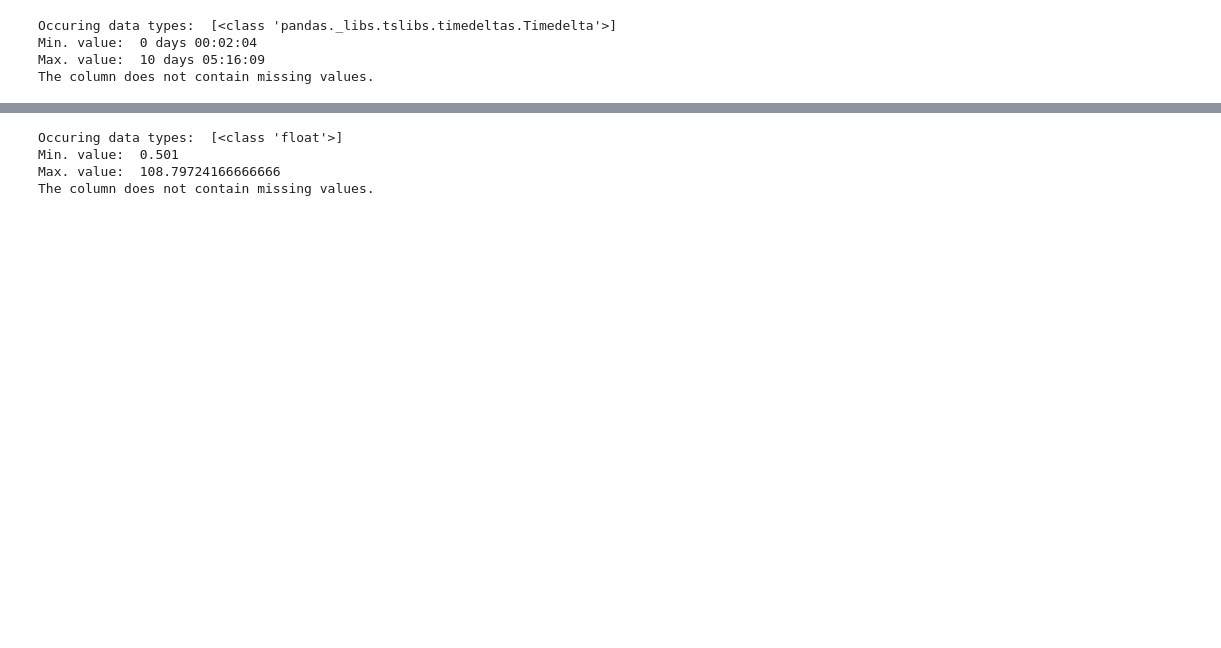
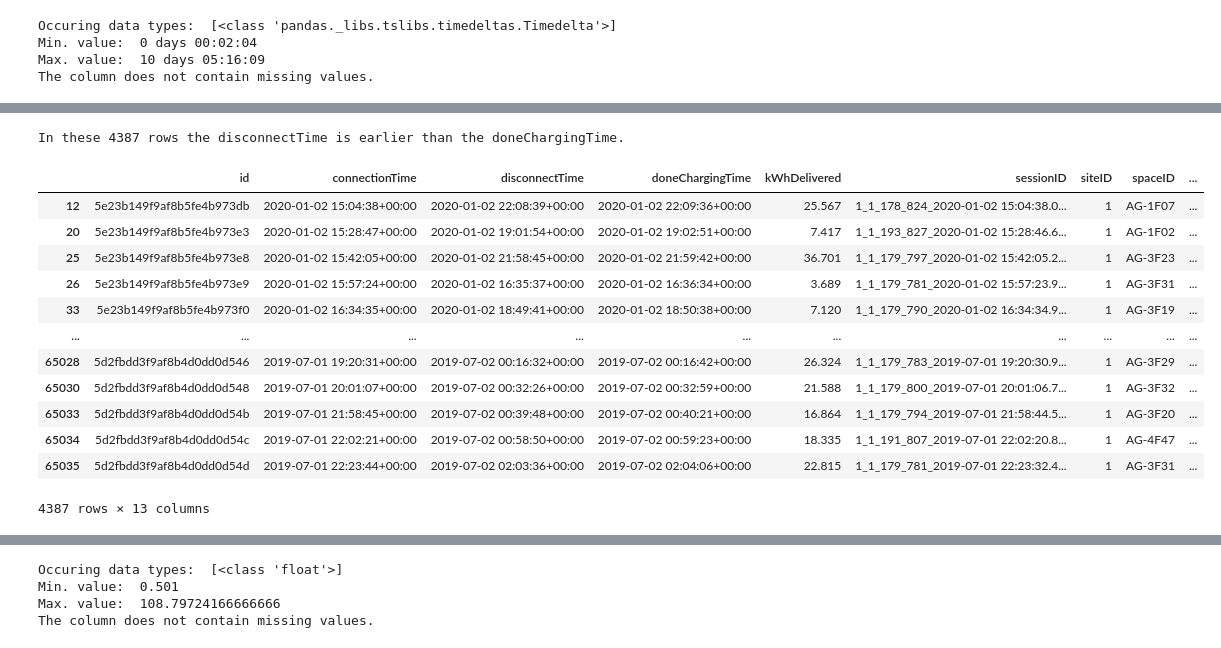
Before and after one commit to linusslange/AnalyticsAndApplications, a Jupyter notebook: DataCollectionAndPreparation.ipynb, the cells around one changed output, grey strips where cells are left out. Cells and saved outputs as stored; diff of their text form; code cells hidden in the pictures; blank space fills up the shorter version.

```diff
--- a/DataCollectionAndPreparation.ipynb
+++ b/DataCollectionAndPreparation.ipynb
@@ -110,0 +147,22 @@ The column does not contain missing values.
+# %%
+Charging_set = Charging_set[Charging_set['doneChargingTime'] >= Charging_set['connectionTime']]
+# Charging_set.loc[Charging_set['doneChargingTime'] < Charging_set['connectionTime'], 'doneChargingTime'] = np.nan
+# print('In these', Charging_set[Charging_set['doneChargingTime'] < Charging_set['connectionTime']].shape[0], 'rows the doneChargingTime is earlier than the connectionTime.')
+# %%
+print('In these', Charging_set[Charging_set['disconnectTime'] < Charging_set['doneChargingTime']].shape[0], 'rows the disconnectTime is earlier than the doneChargingTime.')
+Charging_set[Charging_set['disconnectTime'] < Charging_set['doneChargingTime']]
+# %% [output]
+In these 4387 rows the disconnectTime is earlier than the doneChargingTime.
+|  | id | connectionTime | disconnectTime | doneChargingTime | kWhDelivered | sessionID | siteID | spaceID | ... |
+| 12 | 5e23b149f9af8b5fe4b973db | 2020-01-02 15:04:38+00:00 | 2020-01-02 22:08:39+00:00 | 2020-01-02 22:09:36+00:00 | 25.567 | 1_1_178_824_2020-01-02 15:04:38.0... | 1 | AG-1F07 | ... |
+| 20 | 5e23b149f9af8b5fe4b973e3 | 2020-01-02 15:28:47+00:00 | 2020-01-02 19:01:54+00:00 | 2020-01-02 19:02:51+00:00 | 7.417 | 1_1_193_827_2020-01-02 15:28:46.6... | 1 | AG-1F02 | ... |
+| 25 | 5e23b149f9af8b5fe4b973e8 | 2020-01-02 15:42:05+00:00 | 2020-01-02 21:58:45+00:00 | 2020-01-02 21:59:42+00:00 | 36.701 | 1_1_179_797_2020-01-02 15:42:05.2... | 1 | AG-3F23 | ... |
+| 26 | 5e23b149f9af8b5fe4b973e9 | 2020-01-02 15:57:24+00:00 | 2020-01-02 16:35:37+00:00 | 2020-01-02 16:36:34+00:00 | 3.689 | 1_1_179_781_2020-01-02 15:57:23.9... | 1 | AG-3F31 | ... |
+| 33 | 5e23b149f9af8b5fe4b973f0 | 2020-01-02 16:34:35+00:00 | 2020-01-02 18:49:41+00:00 | 2020-01-02 18:50:38+00:00 | 7.120 | 1_1_179_790_2020-01-02 16:34:34.9... | 1 | AG-3F19 | ... |
+| ... | ... | ... | ... | ... | ... | ... | ... | ... | ... |
+| 65028 | 5d2fbdd3f9af8b4d0dd0d546 | 2019-07-01 19:20:31+00:00 | 2019-07-02 00:16:32+00:00 | 2019-07-02 00:16:42+00:00 | 26.324 | 1_1_179_783_2019-07-01 19:20:30.9... | 1 | AG-3F29 | ... |
+| 65030 | 5d2fbdd3f9af8b4d0dd0d548 | 2019-07-01 20:01:07+00:00 | 2019-07-02 00:32:26+00:00 | 2019-07-02 00:32:59+00:00 | 21.588 | 1_1_179_800_2019-07-01 20:01:06.7... | 1 | AG-3F32 | ... |
+| 65033 | 5d2fbdd3f9af8b4d0dd0d54b | 2019-07-01 21:58:45+00:00 | 2019-07-02 00:39:48+00:00 | 2019-07-02 00:40:21+00:00 | 16.864 | 1_1_179_794_2019-07-01 21:58:44.5... | 1 | AG-3F20 | ... |
+| 65034 | 5d2fbdd3f9af8b4d0dd0d54c | 2019-07-01 22:02:21+00:00 | 2019-07-02 00:58:50+00:00 | 2019-07-02 00:59:23+00:00 | 18.335 | 1_1_191_807_2019-07-01 22:02:20.8... | 1 | AG-4F47 | ... |
+| 65035 | 5d2fbdd3f9af8b4d0dd0d54d | 2019-07-01 22:23:44+00:00 | 2019-07-02 02:03:36+00:00 | 2019-07-02 02:04:06+00:00 | 22.815 | 1_1_179_781_2019-07-01 22:23:32.4... | 1 | AG-3F31 | ... |
+4387 rows × 13 columns
```
Also changed, not shown: parts of 64 cells of this notebook.
